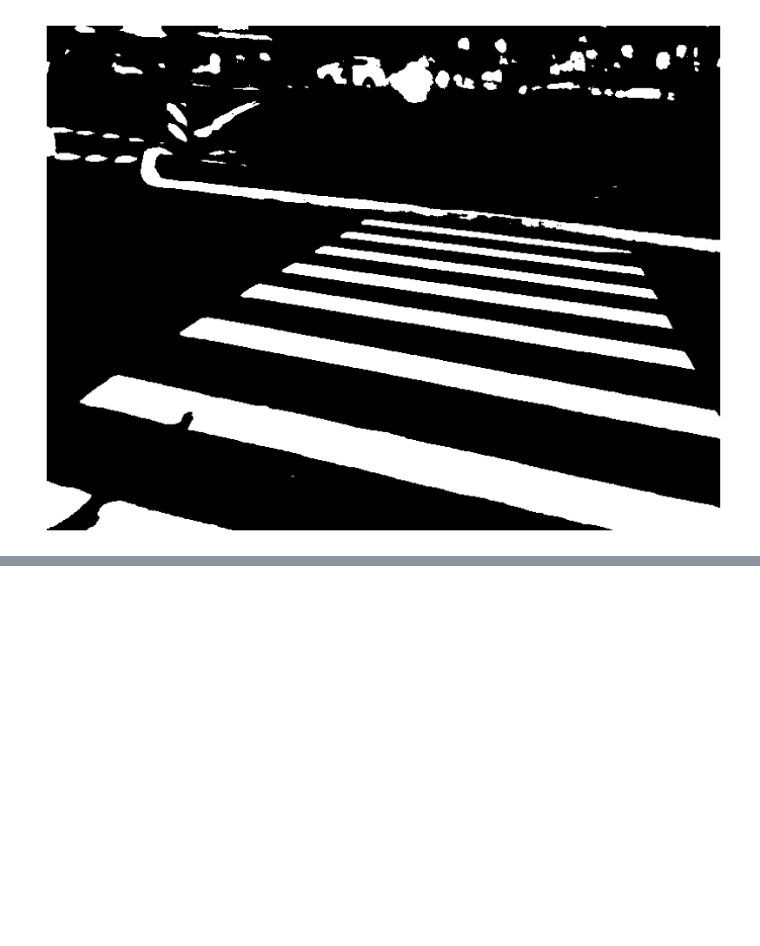
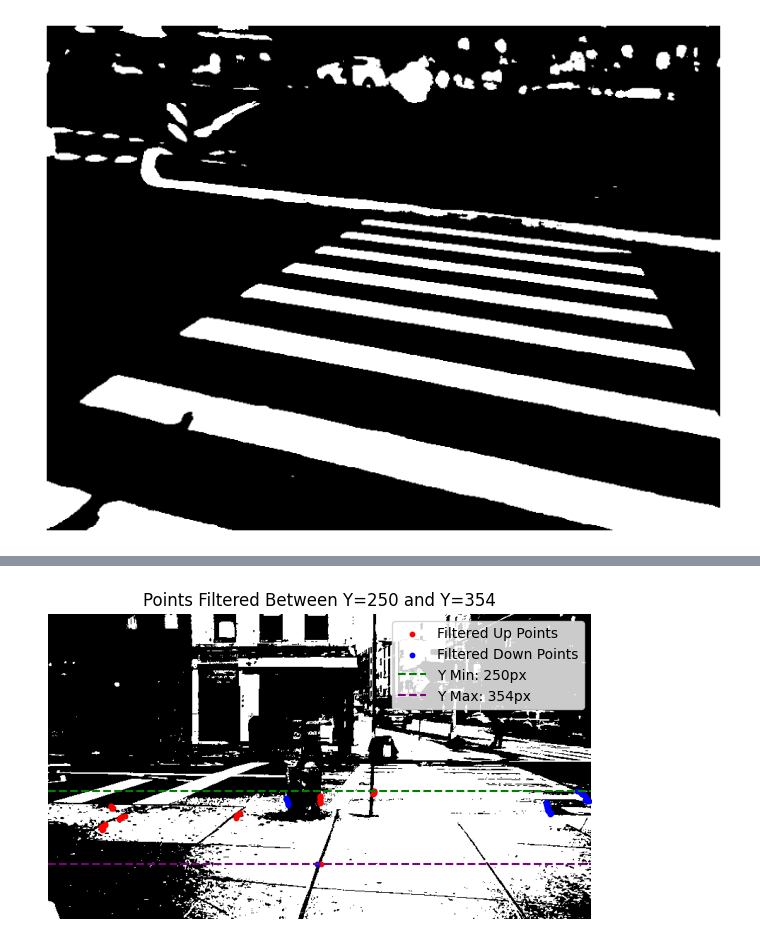
Before and after one commit to alisaffarini/Crosswalk, a Jupyter notebook: edgedetect.ipynb, the cells around one changed output, grey strips where cells are left out. Drawn from its saved outputs; the diff is of its cells as text; code cells hidden in the pictures; blank space fills up the shorter version.

```diff
--- a/edgedetect.ipynb
+++ b/edgedetect.ipynb
@@ -331,0 +539,42 @@ plt.show()
+# %%
+def filter_points_between_y_range(filtered_up_points, filtered_down_points, cnn_y_coords, img_height=576):
+    """Filters up and down points to only keep those between the CNN's Y range."""
+
+    # Denormalize the CNN Y coordinates
+    y_min, y_max = [int(y * img_height) for y in cnn_y_coords]  # Convert to pixel values
+
+    # Filter up and down points based on Y range
+    mask_up = (filtered_up_points[0] >= y_min) & (filtered_up_points[0] <= y_max)
+    mask_down = (filtered_down_points[0] >= y_min) & (filtered_down_points[0] <= y_max)
+
+    filtered_up = (filtered_up_points[0][mask_up], filtered_up_points[1][mask_up])
+    filtered_down = (filtered_down_points[0][mask_down], filtered_down_points[1][mask_down])
+
+    return filtered_up, filtered_down, y_min, y_max
+
+# Example usage
+cnn_y_coords = [0.4351651072502136, 0.6160516738891602]  # Example normalized Y output from CNN
+filtered_up_points, filtered_down_points, y_min, y_max = filter_points_between_y_range(
+    filtered_up_points, filtered_down_points, cnn_y_coords
+)
+
+# Visualization
+fig, ax = plt.subplots(figsize=(7, 7))
+ax.imshow(cv2.cvtColor(binary, cv2.COLOR_BGR2RGB))
+
+# Plot filtered points
+if filtered_up_points[0].size > 0:
+    ax.scatter(filtered_up_points[1], filtered_up_points[0], color='red', s=10, label="Filtered Up Points")
+if filtered_down_points[0].size > 0:
+    ax.scatter(filtered_down_points[1], filtered_down_points[0], color='blue', s=10, label="Filtered Down Points")
+
+# Draw the CNN Y boundaries
+ax.axhline(y_min, color='green', linestyle='--', label=f'Y Min: {y_min}px')
+ax.axhline(y_max, color='purple', linestyle='--', label=f'Y Max: {y_max}px')
+
+ax.set_title(f'Points Filtered Between Y={y_min} and Y={y_max}')
+ax.axis('off')
+plt.legend()
+plt.show()
+# %% [output]
+[figure, added]
```
Also changed, not shown: parts of 7 cells of this notebook, 2 other files.
